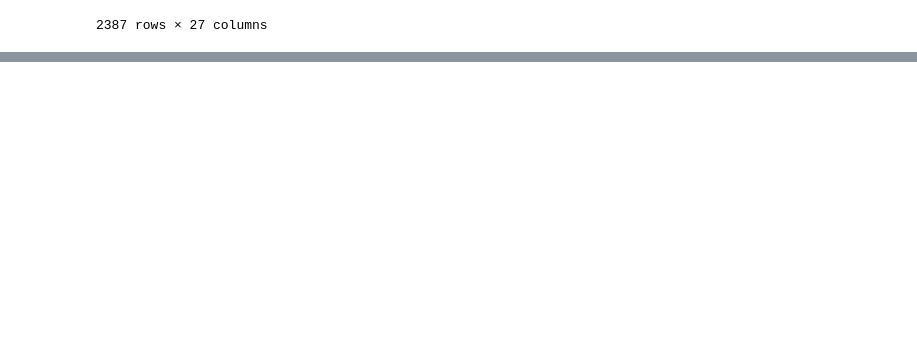
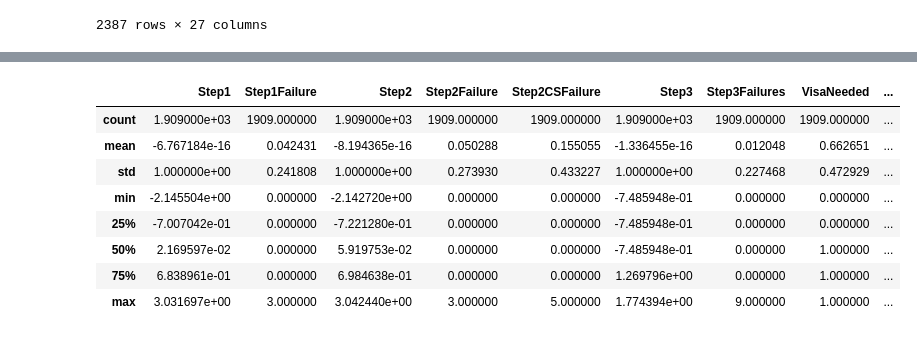
Before and after one commit to Huang-Raoyi/usmle-web-calculator-demo, a Jupyter notebook: data-model/logisticRegression.ipynb, the cells around one changed output, grey strips where cells are left out. Drawn from its saved outputs; the diff is of its cells as text; code cells hidden in the pictures; blank space fills up the shorter version.

```diff
--- a/data-model/logisticRegression.ipynb
+++ b/data-model/logisticRegression.ipynb
@@ -160,0 +212,12 @@ ValueError: Unknown label type: 'continuous'
+# %%
+X_train_normalize.describe()
+# %% [output]
+|  | Step1 | Step1Failure | Step2 | Step2Failure | Step2CSFailure | Step3 | Step3Failures | VisaNeeded | ... |
+| count | 1.909000e+03 | 1909.000000 | 1.909000e+03 | 1909.000000 | 1909.000000 | 1.909000e+03 | 1909.000000 | 1909.000000 | ... |
+| mean | -6.767184e-16 | 0.042431 | -8.194365e-16 | 0.050288 | 0.155055 | -1.336455e-16 | 0.012048 | 0.662651 | ... |
+| std | 1.000000e+00 | 0.241808 | 1.000000e+00 | 0.273930 | 0.433227 | 1.000000e+00 | 0.227468 | 0.472929 | ... |
+| min | -2.145504e+00 | 0.000000 | -2.142720e+00 | 0.000000 | 0.000000 | -7.485948e-01 | 0.000000 | 0.000000 | ... |
+| 25% | -7.007042e-01 | 0.000000 | -7.221280e-01 | 0.000000 | 0.000000 | -7.485948e-01 | 0.000000 | 0.000000 | ... |
+| 50% | 2.169597e-02 | 0.000000 | 5.919753e-02 | 0.000000 | 0.000000 | -7.485948e-01 | 0.000000 | 1.000000 | ... |
+| 75% | 6.838961e-01 | 0.000000 | 6.984638e-01 | 0.000000 | 0.000000 | 1.269796e+00 | 0.000000 | 1.000000 | ... |
+| max | 3.031697e+00 | 3.000000 | 3.042440e+00 | 3.000000 | 5.000000 | 1.774394e+00 | 9.000000 | 1.000000 | ... |
```
Also changed, not shown: parts of 24 cells of this notebook, 1 other file.
